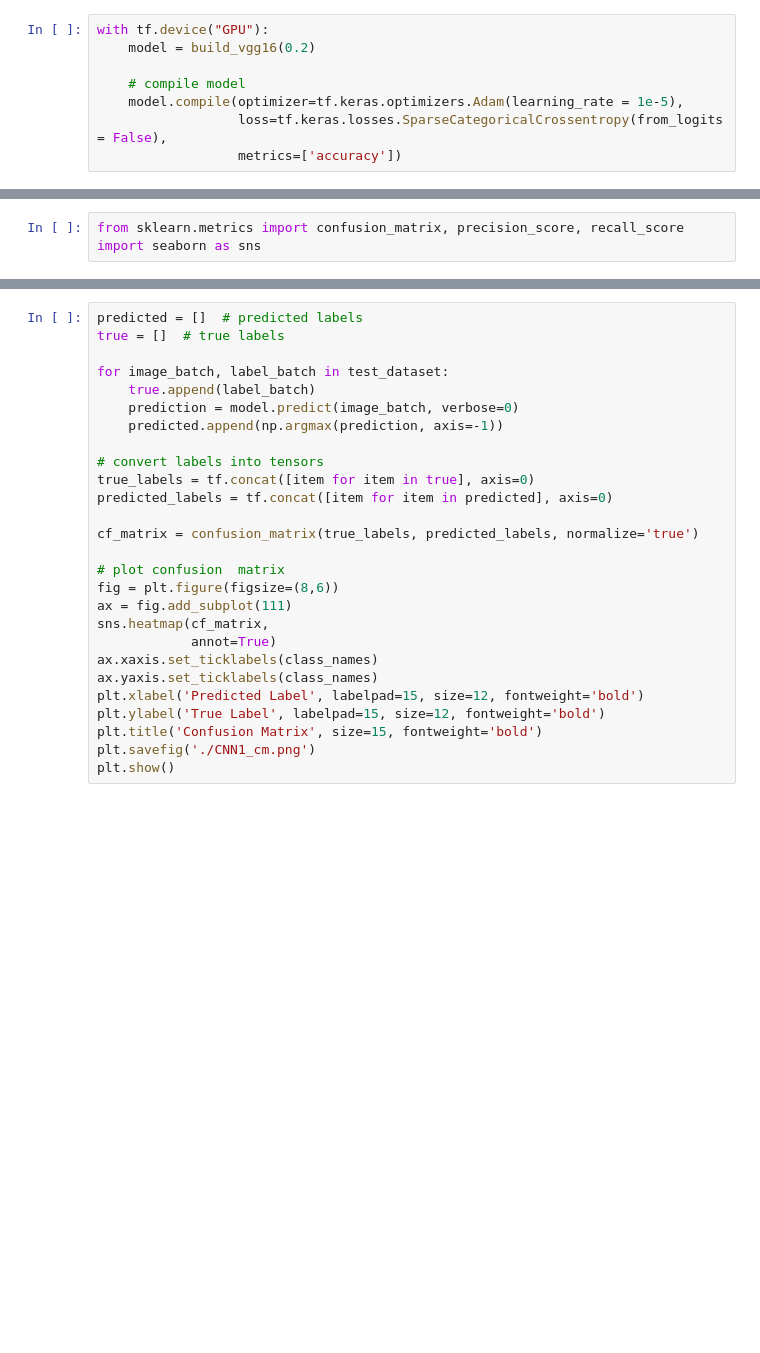
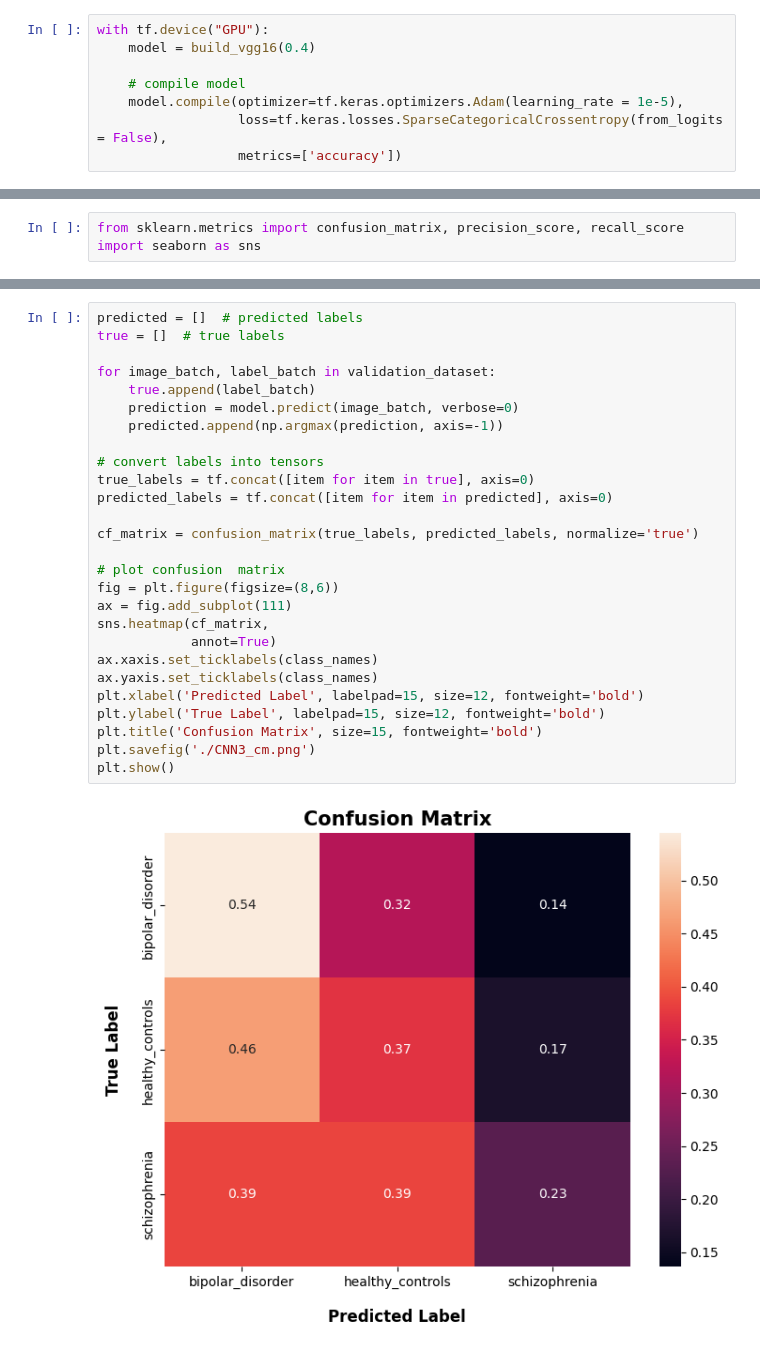
Before and after one commit to gacaam/Brain-MRI-Classification, a Jupyter notebook: CNN/split_by_subject/CNN_3-d04.ipynb, the cells around one changed output, grey strips where cells are left out. Saved outputs shown, nothing was run; the diff lists cells and outputs as text; blank space fills up the shorter version.

```diff
--- a/CNN/split_by_subject/CNN_3-d04.ipynb
+++ b/CNN/split_by_subject/CNN_3-d04.ipynb
@@ -115,7 +118,7 @@ def build_vgg16(dropout_num):
     return model
 # %%
 with tf.device("GPU"):
-    model = build_vgg16(0.2)
+    model = build_vgg16(0.4)
 
     # compile model
     model.compile(optimizer=tf.keras.optimizers.Adam(learning_rate = 1e-5),
@@ -217,30 +219,32 @@ dict(zip(model.metrics_names, result))
 # %%
 predicted = []  # predicted labels
 true = []  # true labels
 
-for image_batch, label_batch in test_dataset:
+for image_batch, label_batch in validation_dataset:
     true.append(label_batch)
     prediction = model.predict(image_batch, verbose=0)
     predicted.append(np.argmax(prediction, axis=-1))
 
 # convert labels into tensors
 true_labels = tf.concat([item for item in true], axis=0)
 predicted_labels = tf.concat([item for item in predicted], axis=0)
 
 cf_matrix = confusion_matrix(true_labels, predicted_labels, normalize='true')
 
 # plot confusion  matrix
 fig = plt.figure(figsize=(8,6))
 ax = fig.add_subplot(111)
 sns.heatmap(cf_matrix,
             annot=True)
 ax.xaxis.set_ticklabels(class_names)
 ax.yaxis.set_ticklabels(class_names)
 plt.xlabel('Predicted Label', labelpad=15, size=12, fontweight='bold')
 plt.ylabel('True Label', labelpad=15, size=12, fontweight='bold')
 plt.title('Confusion Matrix', size=15, fontweight='bold')
-plt.savefig('./CNN1_cm.png')
+plt.savefig('./CNN3_cm.png')
 plt.show()
+# %% [output]
+[figure, added]
 # %%
 precision = precision_score(true_labels, predicted_labels, average='weighted')
 sensitivity = recall_score(true_labels, predicted_labels, average='weighted')
```
Also changed, not shown: parts of 9 cells of this notebook, 4 other files.
